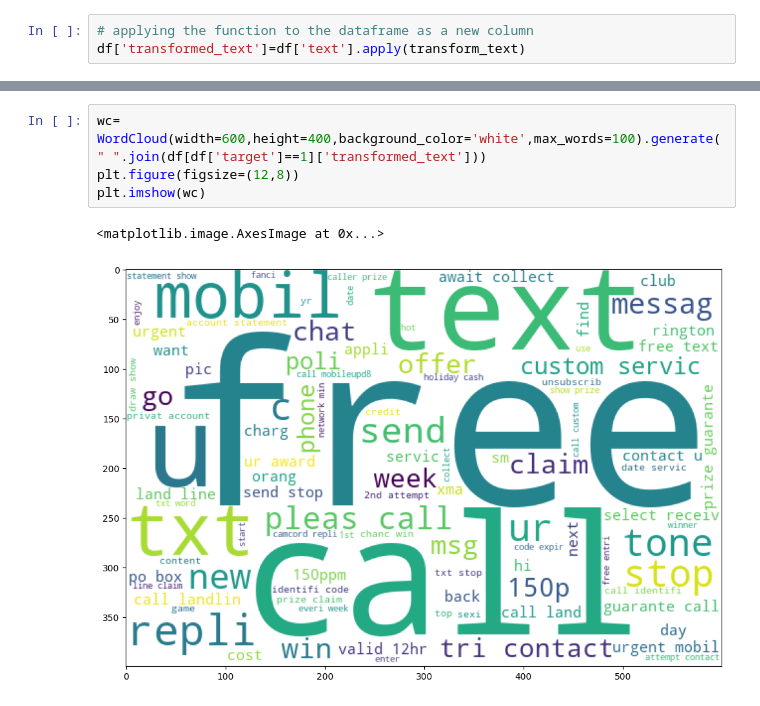
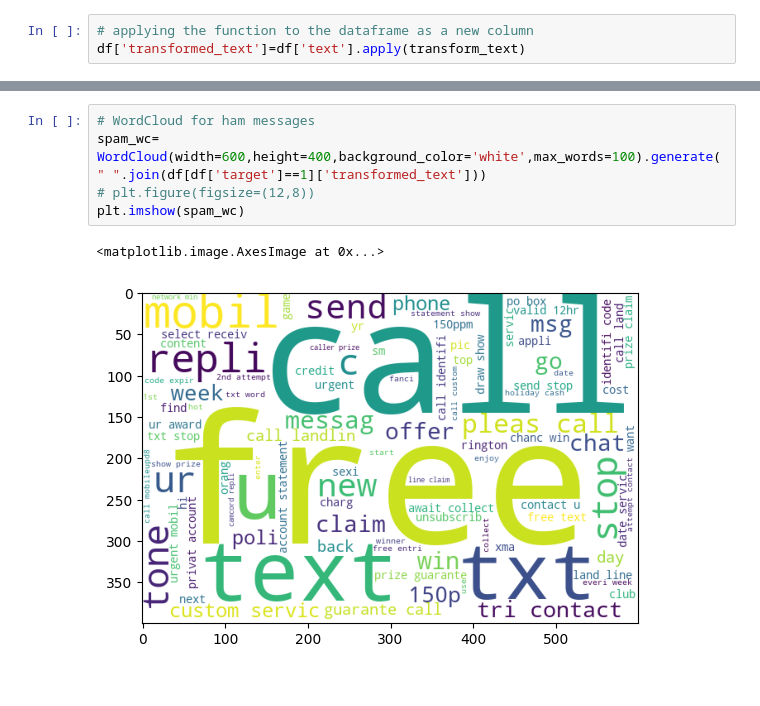
Before and after one commit to cropped33/spam_or_ham, a Jupyter notebook: sms_spam_detection.ipynb, the cells around one changed output, grey strips where cells are left out. Cells and saved outputs as stored; diff of their text form.

```diff
--- a/sms_spam_detection.ipynb
+++ b/sms_spam_detection.ipynb
@@ -329,9 +320,10 @@ df.head()
 | 3 | 0 | U dun say so early hor... U c alr... | 49 | 13 | 1 | u dun say earli hor u c alreadi say |
 | 4 | 0 | Nah I don't think he goes to usf,... | 61 | 15 | 1 | nah think goe usf live around though |
 # %%
-wc= WordCloud(width=600,height=400,background_color='white',max_words=100).generate(" ".join(df[df['target']==1]['transformed_text']))
-plt.figure(figsize=(12,8))
-plt.imshow(wc)
+# WordCloud for ham messages
+spam_wc= WordCloud(width=600,height=400,background_color='white',max_words=100).generate(" ".join(df[df['target']==1]['transformed_text']))
+# plt.figure(figsize=(12,8))
+plt.imshow(spam_wc)
 # %% [output]
 <matplotlib.image.AxesImage at 0x...>
-[figure, old version]
+[figure, new version]
```
Also changed, not shown: parts of 28 cells of this notebook.
